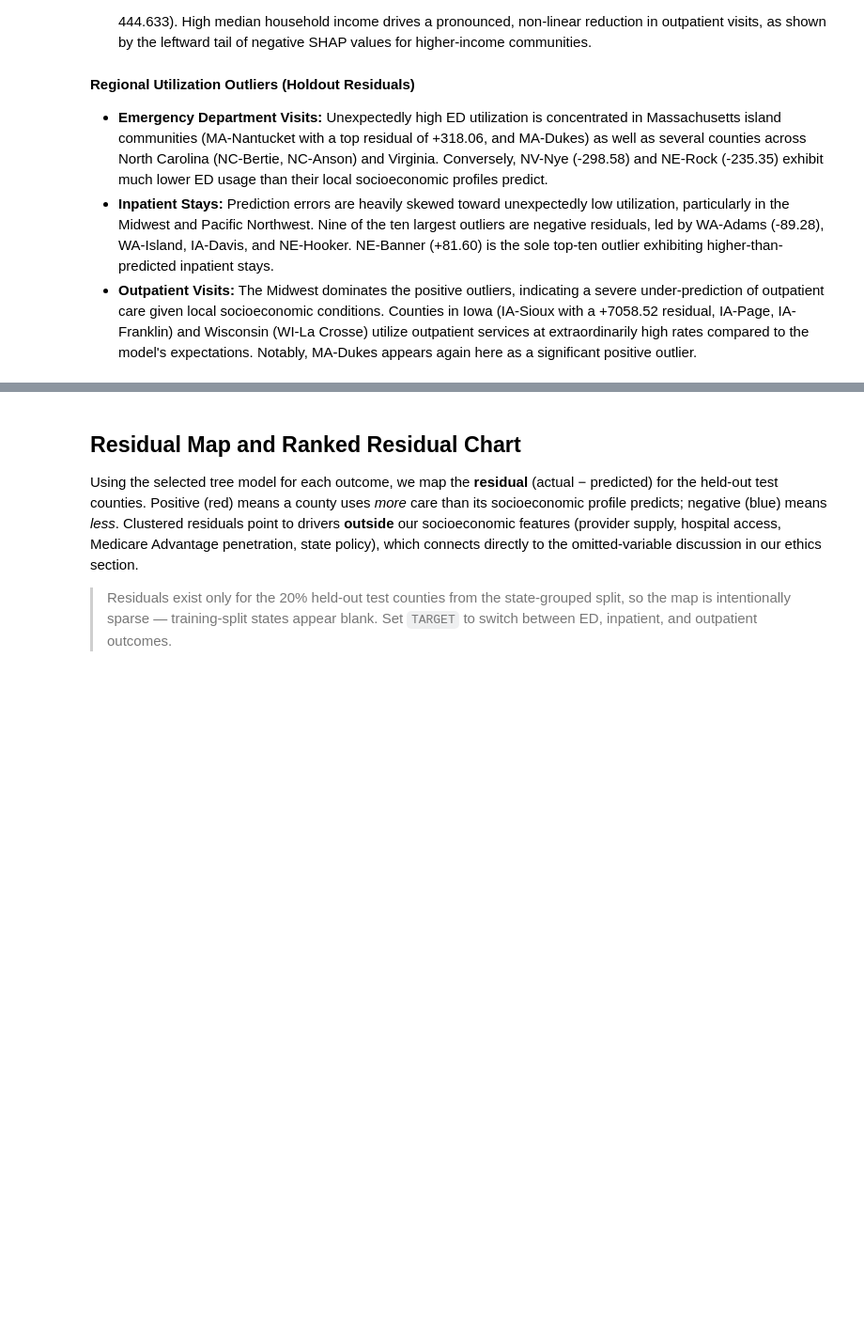
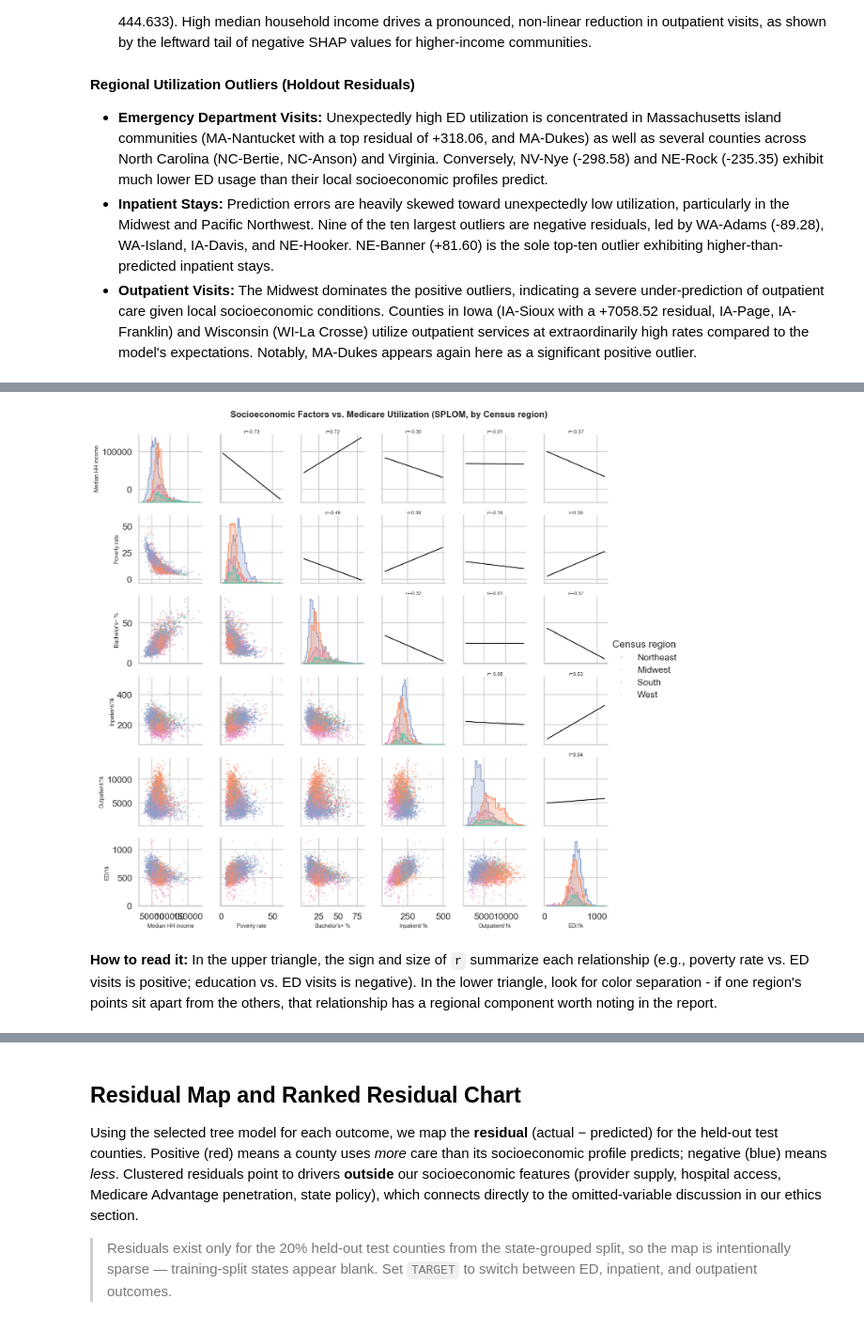
Before and after one commit to jachou27/medicare-utilization-analysis, a Jupyter notebook: analysis.ipynb, the cells around one changed output, grey strips where cells are left out. Shown at 94% size. Cells and saved outputs as stored; diff of their text form; code cells hidden in the pictures; blank space fills up the shorter version.

```diff
--- a/analysis.ipynb
+++ b/analysis.ipynb
@@ -599,0 +713,56 @@ Top 10 holdout residual outliers: outpatient_visits_per_1000
+# %%
+# 1) set up the grid, colored by Census region
+g = sns.PairGrid(
+    splom_df,
+    vars=splom_vars,
+    hue="census_region",
+    hue_order=region_order,
+    palette="Set2",
+    diag_sharey=False,   # each diagonal histogram gets its own y-scale
+    height=2.2,
+    corner=False,        # we want the upper triangle too (for trend lines)
+)
+
+# 2) lower triangle: region-colored scatter
+g.map_lower(sns.scatterplot, s=10, alpha=0.4, edgecolor="none")
+
+# 3) diagonal: per-variable distribution
+g.map_diag(sns.histplot, element="step", fill=True, alpha=0.3)
+
+# 4) upper triangle: overall linear trend line + Pearson r in the title
+for i, yv in enumerate(splom_vars):
+    for j, xv in enumerate(splom_vars):
+        if j <= i:
+            continue  # only the strictly-upper triangle
+        ax = g.axes[i, j]
+        sub = splom_df[[xv, yv]].dropna()
+        if len(sub) > 2:
+            m, b = np.polyfit(sub[xv], sub[yv], 1)           # slope, intercept
+            xs = np.linspace(sub[xv].min(), sub[xv].max(), 50)
+            ax.plot(xs, m * xs + b, color="black", lw=1.5)   # trend line
+            r = sub[xv].corr(sub[yv])                         # Pearson correlation
+            ax.set_title(f"r={r:.2f}", fontsize=9, pad=2)
+
+# 5) replace long column names with short labels on the outer axes
+for ax, var in zip(g.axes[-1, :], splom_vars):   # bottom row -> x labels
+    ax.set_xlabel(pretty[var], fontsize=10)
+for ax, var in zip(g.axes[:, 0], splom_vars):    # left column -> y labels
+    ax.set_ylabel(pretty[var], fontsize=10)
+
+g.add_legend(title="Census region")
+g.figure.suptitle(
+    "Socioeconomic Factors vs. Medicare Utilization (SPLOM, by Census region)",
+    y=1.02, fontsize=16, weight="bold",
+)
+
+# save a copy for the report, then show inline
+g.figure.savefig("viz2_splom.png", dpi=120, bbox_inches="tight")
+plt.show()
+# %% [output]
+[figure, added]
+# %% [markdown]
+**How to read it:** In the upper triangle, the sign and size of `r` summarize each
+relationship (e.g., poverty rate vs. ED visits is positive; education vs. ED visits is
+negative). In the lower triangle, look for color separation - if one region's points sit
+apart from the others, that relationship has a regional component worth noting in the
+report.
```
Also changed, not shown: parts of 17 cells of this notebook, 3 other files.
